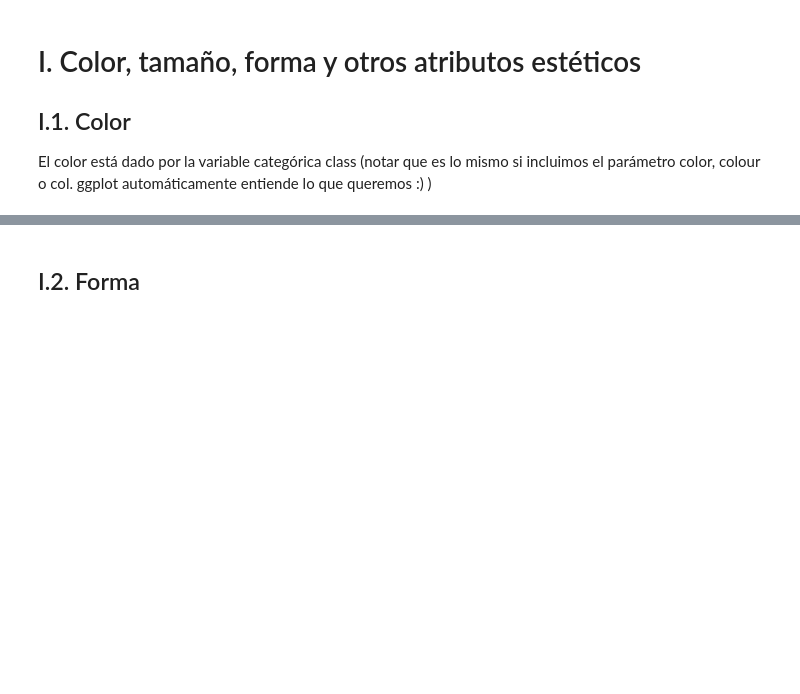
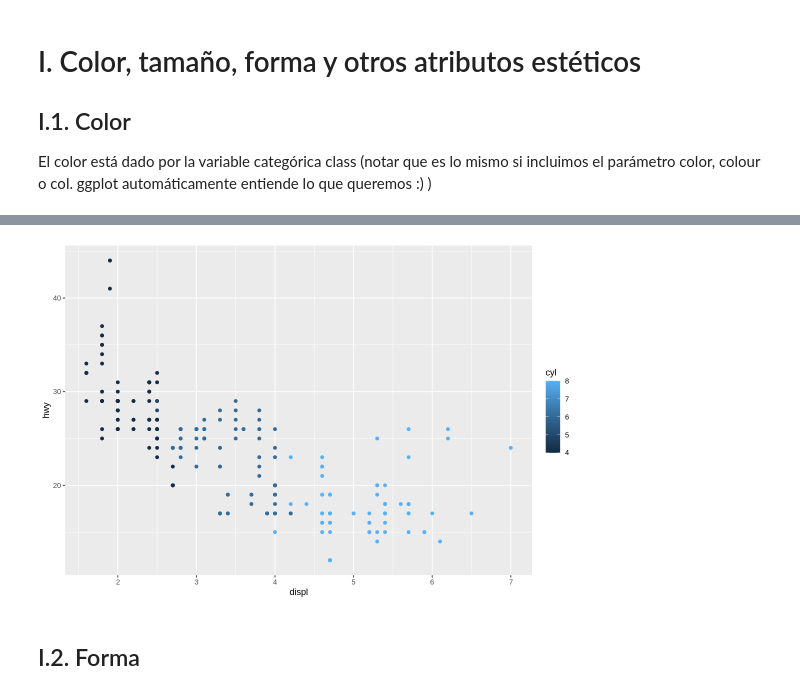
Before and after one commit to HaroldConley/diplomado_BD, a Jupyter notebook: Clase4/02_Visualizaciones_ggplot.ipynb, the cells around one changed output, grey strips where cells are left out. Saved outputs shown, nothing was run; the diff lists cells and outputs as text; code cells hidden in the pictures; blank space fills up the shorter version.

```diff
--- a/Clase4/02_Visualizaciones_ggplot.ipynb
+++ b/Clase4/02_Visualizaciones_ggplot.ipynb
@@ -58,5 +86,11 @@ El color está dado por la variable categórica class (notar que es lo mismo si
 # %%
-# que sucede si el color no es una variable discreta (categórica)
+# que sucede si el color no es una variable discreta (categórica) si no que numérica
+
+ggplot(mpg) +
+    aes(x = displ, y = hwy, color= cyl) +
+    geom_point()
+# %% [output]
+[figure, added]
 # %% [markdown]
 ## I.2. Forma
 # %%
```
Also changed, not shown: parts of 11 cells of this notebook.
